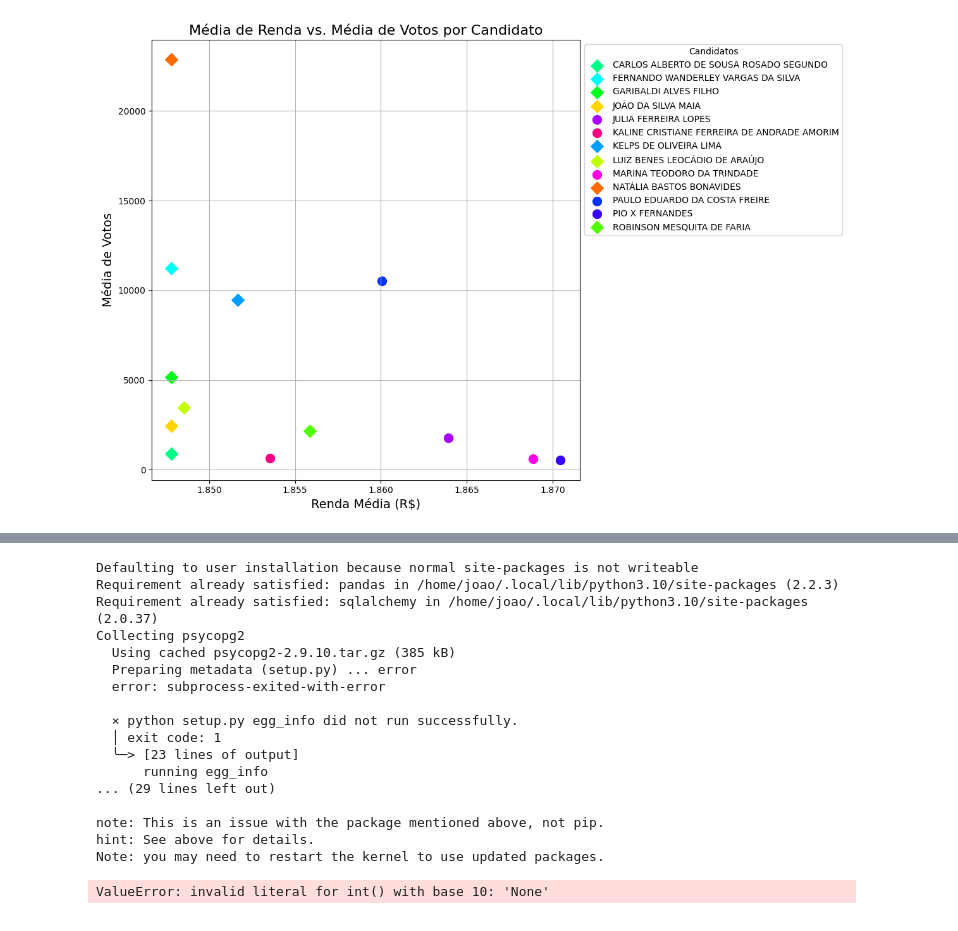
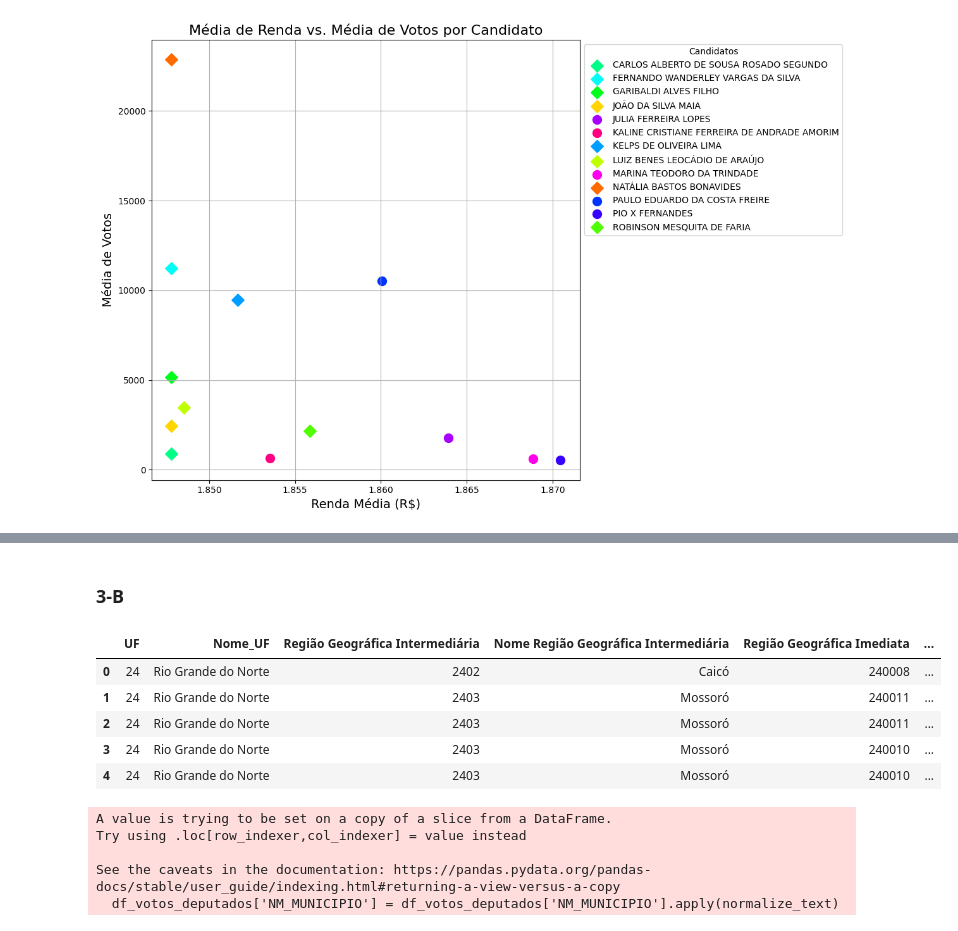
Before and after one commit to Adgmariz/dados_eleitorais_espacialiazados, a Jupyter notebook: dados_eleitorais.ipynb, the cells around one changed output, grey strips where cells are left out. Cells and saved outputs as stored; diff of their text form; code cells hidden in the pictures.

```diff
--- a/dados_eleitorais.ipynb
+++ b/dados_eleitorais.ipynb
@@ -446,29 +445,52 @@ plt.show()
 # %%
-pip install pandas sqlalchemy psycopg2
+# pip install pandas sqlalchemy psycopg2
-# %% [output]
-Defaulting to user installation because normal site-packages is not writeable
-Requirement already satisfied: pandas in /home/joao/.local/lib/python3.10/site-packages (2.2.3)
-Requirement already satisfied: sqlalchemy in /home/joao/.local/lib/python3.10/site-packages (2.0.37)
-Collecting psycopg2
-  Using cached psycopg2-2.9.10.tar.gz (385 kB)
-  Preparing metadata (setup.py) ... error
-  error: subprocess-exited-with-error
-
-  × python setup.py egg_info did not run successfully.
-  │ exit code: 1
-  ╰─> [23 lines of output]
-      running egg_info
-... (29 lines left out)
-
-note: This is an issue with the package mentioned above, not pip.
-hint: See above for details.
-Note: you may need to restart the kernel to use updated packages.
 # %%
-from conexao import criar_conexao
-engine = criar_conexao()
-tabela='dados_eleitorais'
-df_unificado.to_sql(tabela, con=engine, if_exists='replace', index=False)
+# from conexao import criar_conexao
+# engine = criar_conexao()
+# tabela='dados_eleitorais'
+# df_unificado.to_sql(tabela, con=engine, if_exists='replace', index=False)
 
-print(f"Tabela '{tabela}' criada ou atualizada com sucesso no banco de dados!")
+# print(f"Tabela '{tabela}' criada ou atualizada com sucesso no banco de dados!")
-# %% [output]
-ValueError: invalid literal for int() with base 10: 'None'
+# %% [markdown]
+### 3-B
+# %%
+# Importando bibliotecas necessárias
+import geopandas as gpd
+import libpysal
+from esda.moran import Moran
+from pysal.lib import weights
+import matplotlib.pyplot as plt
+
+csv_path = 'Bases/Regioes_Geograficas.csv'
+df_regioes = pd.read_csv(csv_path)
+df_regioes['Nome_Distrito'] = df_regioes['Nome_Distrito'].apply(normalize_text)
+df_regioes.head()
+# %% [output]
+|  | UF | Nome_UF | Região Geográfica Intermediária | Nome Região Geográfica Intermediária | Região Geográfica Imediata | ... |
+| 0 | 24 | Rio Grande do Norte | 2402 | Caicó | 240008 | ... |
+| 1 | 24 | Rio Grande do Norte | 2403 | Mossoró | 240011 | ... |
+| 2 | 24 | Rio Grande do Norte | 2403 | Mossoró | 240011 | ... |
+| 3 | 24 | Rio Grande do Norte | 2403 | Mossoró | 240010 | ... |
+| 4 | 24 | Rio Grande do Norte | 2403 | Mossoró | 240010 | ... |
+# %%
+# Normalizar os nomes dos municípios no dataframe de votos
+df_votos_deputados['NM_MUNICIPIO'] = df_votos_deputados['NM_MUNICIPIO'].apply(normalize_text)
+
+# Mapear municípios para microrregiões
+df_votos_microrregioes = df_votos_deputados.merge(
+    df_regioes[['Nome_Distrito', 'Nome Região Geográfica Imediata']],
+    left_on='NM_MUNICIPIO',
+    right_on='Nome_Distrito',
+    how='inner'
+)
+
+# Agregando votos por microrregiões e candidatos
+df_votos_por_microrregioes = df_votos_microrregioes.groupby(
+    ['Nome Região Geográfica Imediata', 'NM_VOTAVEL']
+)['QT_VOTOS'].sum().reset_index()
+# %% [output]
+A value is trying to be set on a copy of a slice from a DataFrame.
+Try using .loc[row_indexer,col_indexer] = value instead
+
+See the caveats in the documentation: https://pandas.pydata.org/pandas-docs/stable/user_guide/indexing.html#returning-a-view-versus-a-copy
+  df_votos_deputados['NM_MUNICIPIO'] = df_votos_deputados['NM_MUNICIPIO'].apply(normalize_text)
```
Also changed, not shown: parts of 12 cells of this notebook, 2 other files.
